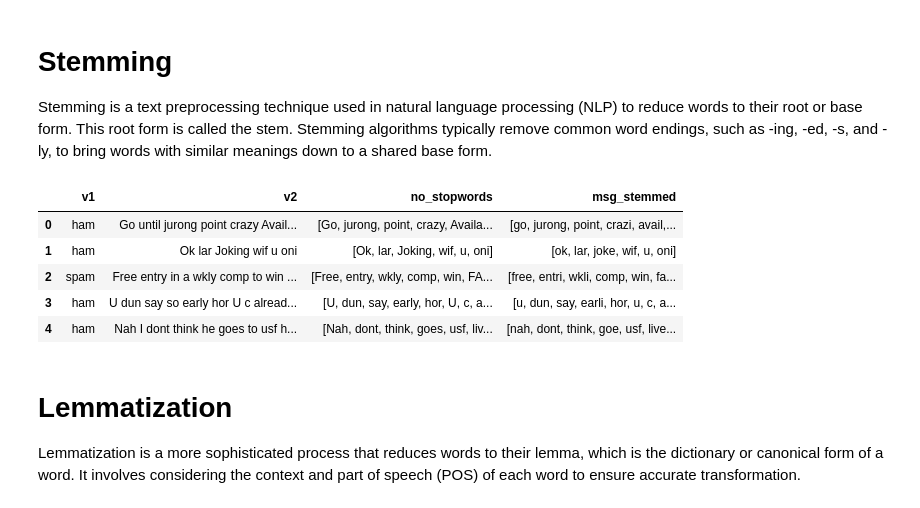
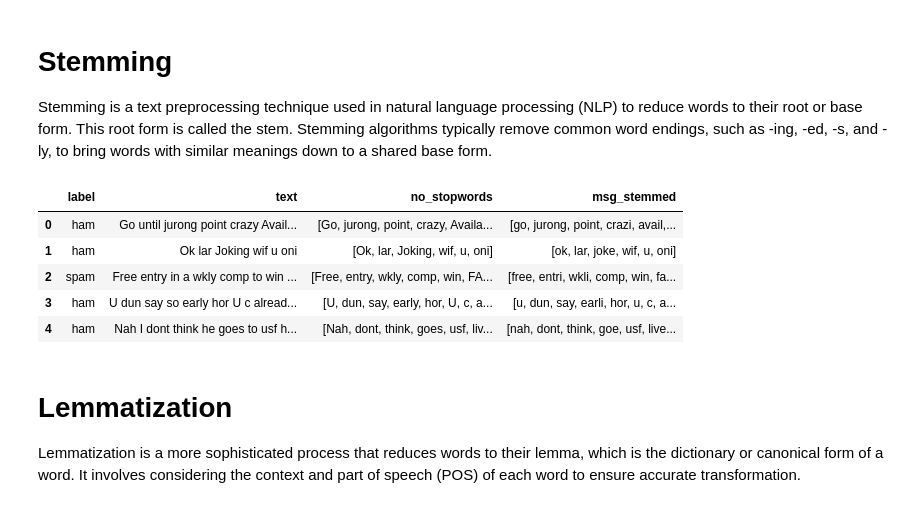
Before and after one commit to steestee25/tms_lab, a Jupyter notebook: Lab1_1_TMS_text_preprocessing.ipynb, the cells around one changed output. Cells and saved outputs as stored; diff of their text form; code cells hidden in the pictures.

```diff
--- a/Lab1_1_TMS_text_preprocessing.ipynb
+++ b/Lab1_1_TMS_text_preprocessing.ipynb
@@ -243,0 +287,3 @@ one of the
+# %%
+# Remove domains with or without www, including eventual port (e.g. .com:8080)
+text = re.sub(r'(www\.)?[A-Za-z0-9_-]+\.[A-Za-z]{2,}(:\d+)?', ' ', text)
@@ -308,0 +429,6 @@ In July , during the American Revolutionary War, the  Colonies, acting jointly t
+# %%
+print("Spam Example")
+
+# Storing the punctuation free text (method 1, replacing with nothing)
+data_spam['text'] = data_spam['text'].apply(lambda x: remove_punctuation(x))
+display(data_spam.head(2))
@@ -308,0 +532,6 @@ In July , during the American Revolutionary War, the  Colonies, acting jointly t
+# %%
+print("Spam Example")
+
+# Removing the digits from the SMS (method 1)
+data_spam['text']= data_spam['text'].apply(lambda x: re.sub(r'\d+', '', x))
+display(data_spam.head(5))
@@ -623,23 +866,29 @@ True
 # %%
 from nltk.tokenize import WordPunctTokenizer
 
+# Load the list of English stopwords from the NLTK corpus.
 stop_words = nltk.corpus.stopwords.words('english')
 
 def remove_stopwords(text):
+  # Split the text into individual tokens using WordPunctTokenizer.
   tokenized_text = WordPunctTokenizer().tokenize(text)
 
-  # EXERCISE: Return the sentence without stopwords
-  tokenized_text_without_stopwords = [w for w in tokenized_text if not w.lower() in stop_words]
+  # Keep only the words that are NOT included in the stopwords list.
+  # w.lower() converts each token to lowercase before checking,
+  # so that stopwords are removed regardless of capitalization.
+  tokenized_text_without_stopwords = [
+      w for w in tokenized_text if not w.lower() in stop_words]
+
   return tokenized_text_without_stopwords
 
 stop_me = "We are ready to travel to NY."
 print('With Stopwords:   ', (stop_me.split()))
 print('Without Stopwords:', remove_stopwords(stop_me))
 
-# Remove stopwords from the movie reviews
-print('Movie Reviews: Total tokens with stopwords:   ', len(WordPunctTokenizer().tokenize(raw)))
+# Remove stopwords from all the SMS
+print('SMS: Total tokens with stopwords:   ', len(WordPunctTokenizer().tokenize(raw)))
 clean_re = remove_stopwords(raw)
-print('Movie Reviews: Total tokens without stopwords:', len(clean_re))
+print('SMS: Total tokens without stopwords:', len(clean_re))
 # %% [output]
 With Stopwords:    ['We', 'are', 'ready', 'to', 'travel', 'to', 'NY.']
 Without Stopwords: ['ready', 'travel', 'NY', '.']
@@ -650,24 +899,28 @@ Movie Reviews: Total tokens without stopwords: 955610
 
 Stemming is a text preprocessing technique used in natural language processing (NLP) to reduce words to their root or base form. This root form is called the stem. Stemming algorithms typically remove common word endings, such as -ing, -ed, -s, and -ly, to bring words with similar meanings down to a shared base form.
 # %%
-# Importing the Stemming function from nltk library
 from nltk.stem.porter import PorterStemmer
 
 # Defining the object for stemming
 porter_stemmer = PorterStemmer()
 
-# Defining a function for stemming
 def stemming(text):
+  # Apply the PorterStemmer to each word in the list.
   stem_text = [porter_stemmer.stem(word) for word in text]
   return stem_text
 
-data_spam['no_stopwords'] = data_spam['v2'].apply(lambda x: remove_stopwords(x))
+# Apply the remove_stopwords() function to every SMS in the 'text' column.
+# The resulting lists of tokens are stored in a new column called 'no_stopwords'.
+data_spam['no_stopwords'] = data_spam['text'].apply(lambda x: remove_stopwords(x))
 
-# EXERCISE: Stem the column no_stopwords:
+
+# Apply stemming to the 'no_stopwords' column.
+# Each SMS is transformed into a list of stemmed tokens.
+# The results are stored in a new column called 'msg_stemmed'.
 data_spam['msg_stemmed'] = data_spam['no_stopwords'].apply(lambda x: stemming(x))
 display(data_spam.head(5))
 # %% [output]
-|  | v1 | v2 | no_stopwords | msg_stemmed |
+|  | label | text | no_stopwords | msg_stemmed |
 | 0 | ham | Go until jurong point crazy Avail... | [Go, jurong, point, crazy, Availa... | [go, jurong, point, crazi, avail,... |
 | 1 | ham | Ok lar Joking wif u oni | [Ok, lar, Joking, wif, u, oni] | [ok, lar, joke, wif, u, oni] |
 | 2 | spam | Free entry in a wkly comp to win ... | [Free, entry, wkly, comp, win, FA... | [free, entri, wkli, comp, win, fa... |
```
Also changed, not shown: parts of 98 cells of this notebook.
